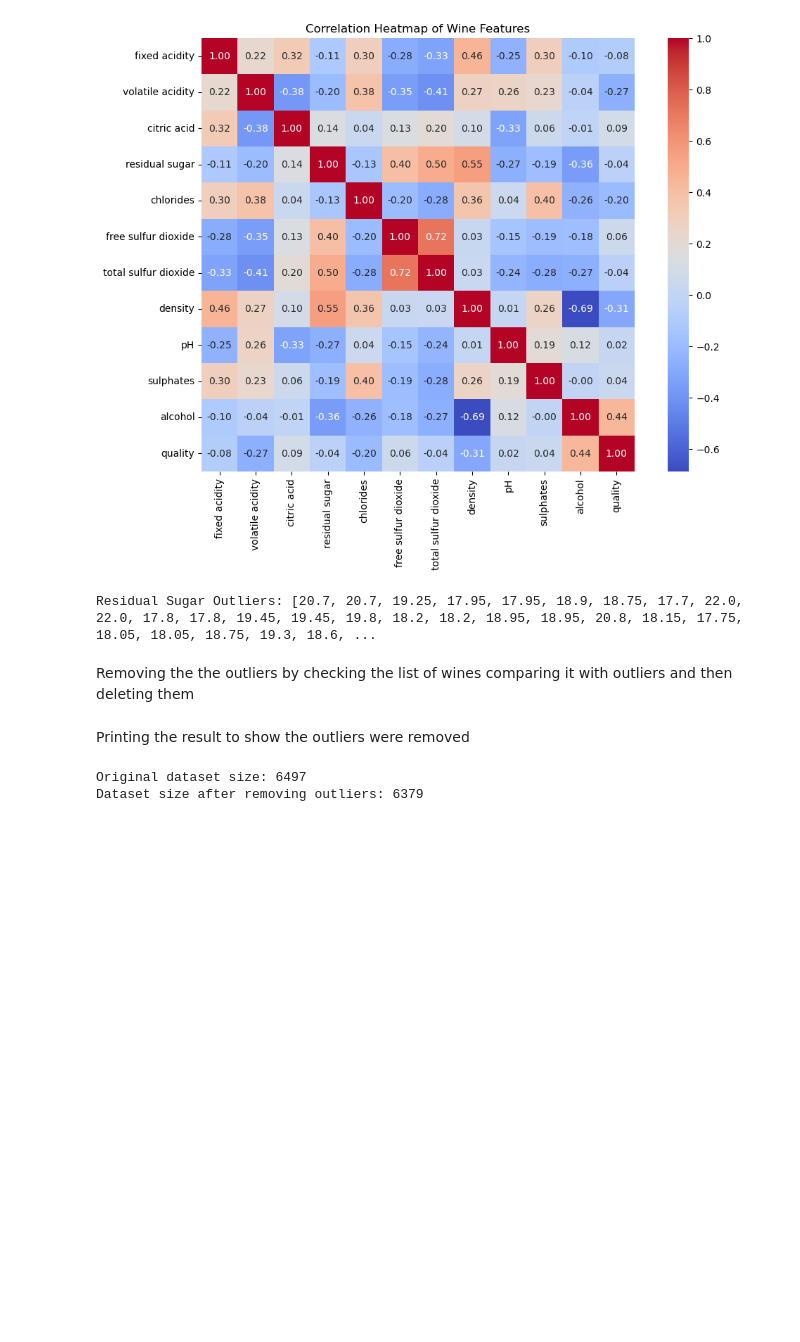
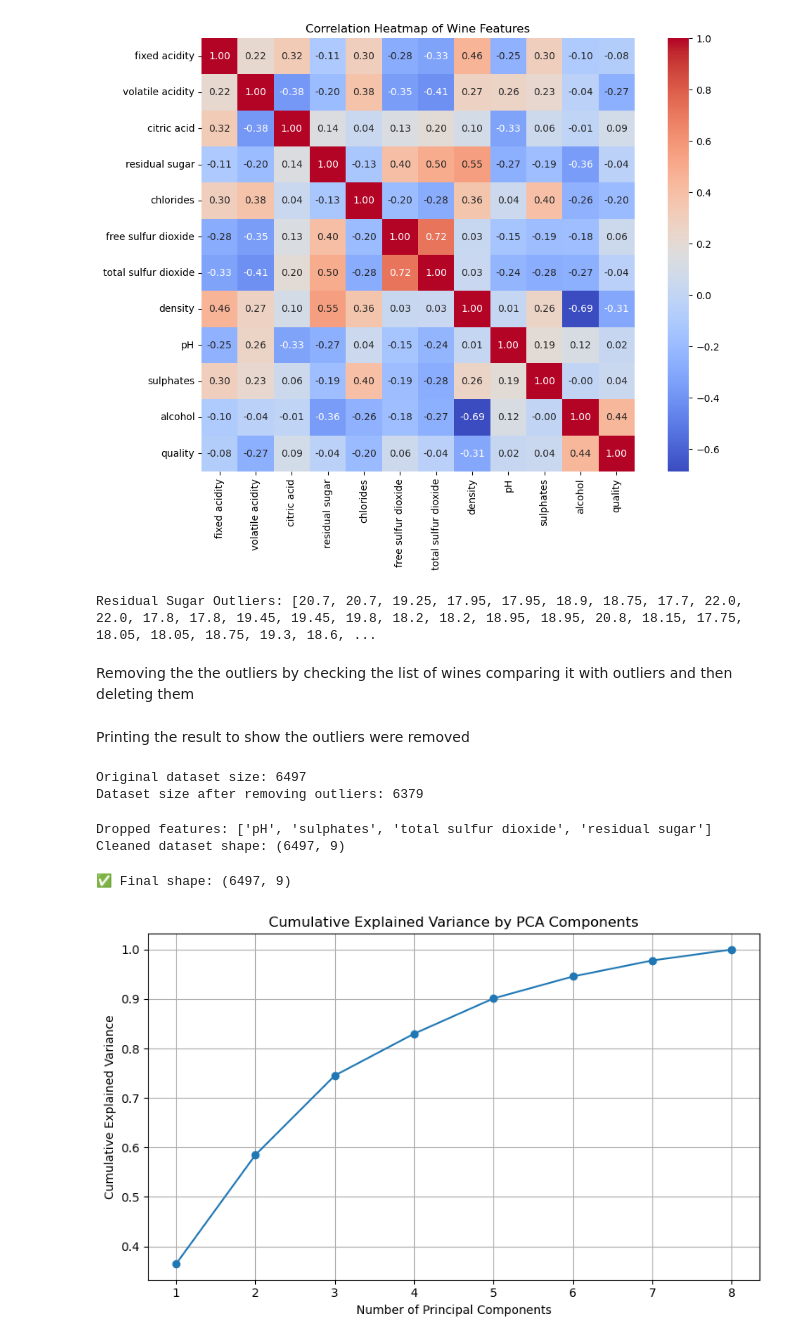
Before and after one commit to Freddo-404/BI-MP2-Wine_group11, a Jupyter notebook: Data.ipynb, the cells around one changed output. Drawn from its saved outputs; the diff is of its cells as text; code cells hidden in the pictures; blank space fills up the shorter version.

```diff
--- a/Data.ipynb
+++ b/Data.ipynb
@@ -358,3 +356,67 @@ print(f"Dataset size after removing outliers: {wines_no_outliers.shape[0]}")
 # %% [output]
 Original dataset size: 6497
 Dataset size after removing outliers: 6379
+# %%
+import numpy as np
+
+corr_matrix = wines.corr(numeric_only=True)
+
+# Drop features weakly correlated with 'quality'. Threshold absolute correlation < 0.05
+quality_corr = corr_matrix['quality'].drop('quality')
+low_corr_features = quality_corr[quality_corr.abs() < 0.05].index.tolist()
+
+# Drop highly correlated features (threshold > 0.85)
+upper = corr_matrix.where(np.triu(np.ones(corr_matrix.shape), k=1).astype(bool))
+high_corr_features = [column for column in upper.columns if any(upper[column].abs() > 0.85)]
+
+# Combine and drop features
+features_to_drop = list(set(low_corr_features + high_corr_features))
+wines_reduced = wines.drop(columns=features_to_drop)
+
+# Print results
+print("Dropped features:", features_to_drop)
+print("Cleaned dataset shape:", wines_reduced.shape)
+# %% [output]
+Dropped features: ['pH', 'sulphates', 'total sulfur dioxide', 'residual sugar']
+Cleaned dataset shape: (6497, 9)
+# %%
+print("✅ Final shape:", wines_reduced.shape)
+wines_reduced.to_excel('Data/wines_cleaned.xlsx', index=False)
+# %% [output]
+✅ Final shape: (6497, 9)
+# %%
+from sklearn.preprocessing import StandardScaler, LabelEncoder
+from sklearn.decomposition import PCA
+import matplotlib.pyplot as plt
+
+# Separate features and target
+X = wines_reduced.drop(columns=['quality'])  # assuming 'quality' is the target
+y = wines_reduced['quality']
+
+# identify non-numeric columns
+non_numeric_columns = X.select_dtypes(include=['object']).columns
+
+#Encode categorical data
+for col in non_numeric_columns:
+    le = LabelEncoder()
+    X[col] = le.fit_transform(X[col])
+
+#Standardize the features
+scaler = StandardScaler()
+X_scaled = scaler.fit_transform(X)
+
+# Apply PCA
+pca = PCA()
+X_pca = pca.fit_transform(X_scaled)
+
+# Explained variance plot
+plt.figure(figsize=(8, 5))
+plt.plot(range(1, len(pca.explained_variance_ratio_)+1), pca.explained_variance_ratio_.cumsum(), marker='o')
+plt.title('Cumulative Explained Variance by PCA Components')
+plt.xlabel('Number of Principal Components')
+plt.ylabel('Cumulative Explained Variance')
+plt.grid(True)
+plt.tight_layout()
+plt.show()
+# %% [output]
+[figure, added]
```
Also changed, not shown: parts of 3 cells of this notebook, 2 other files.
